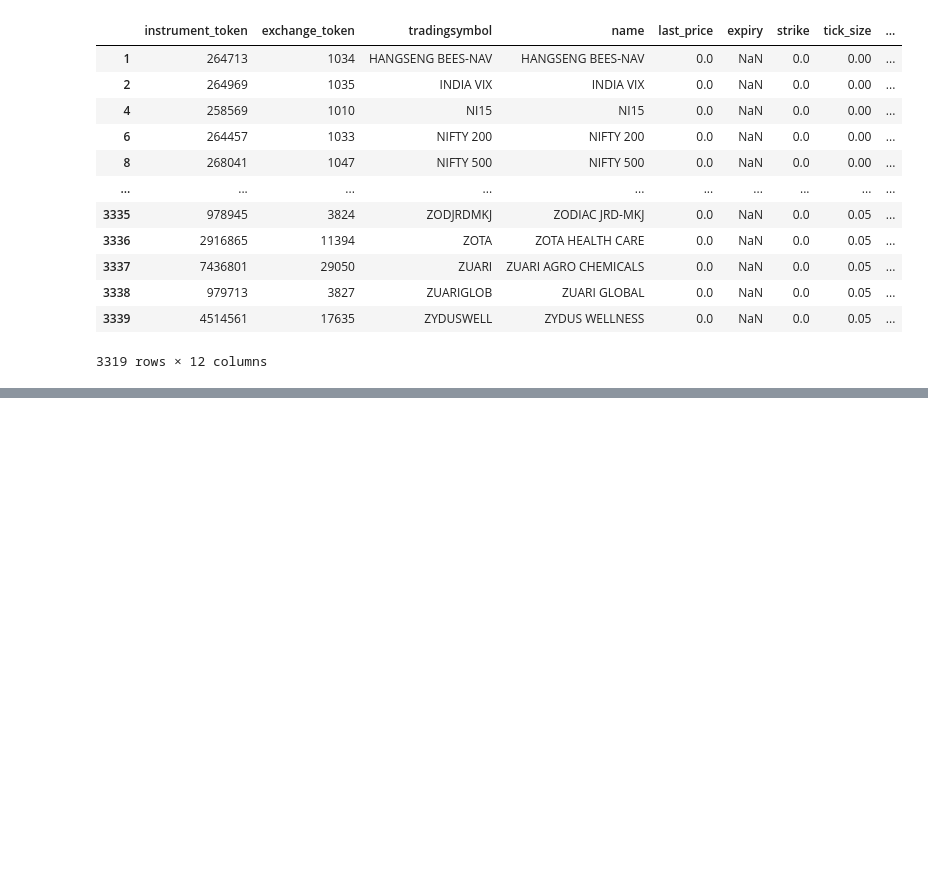
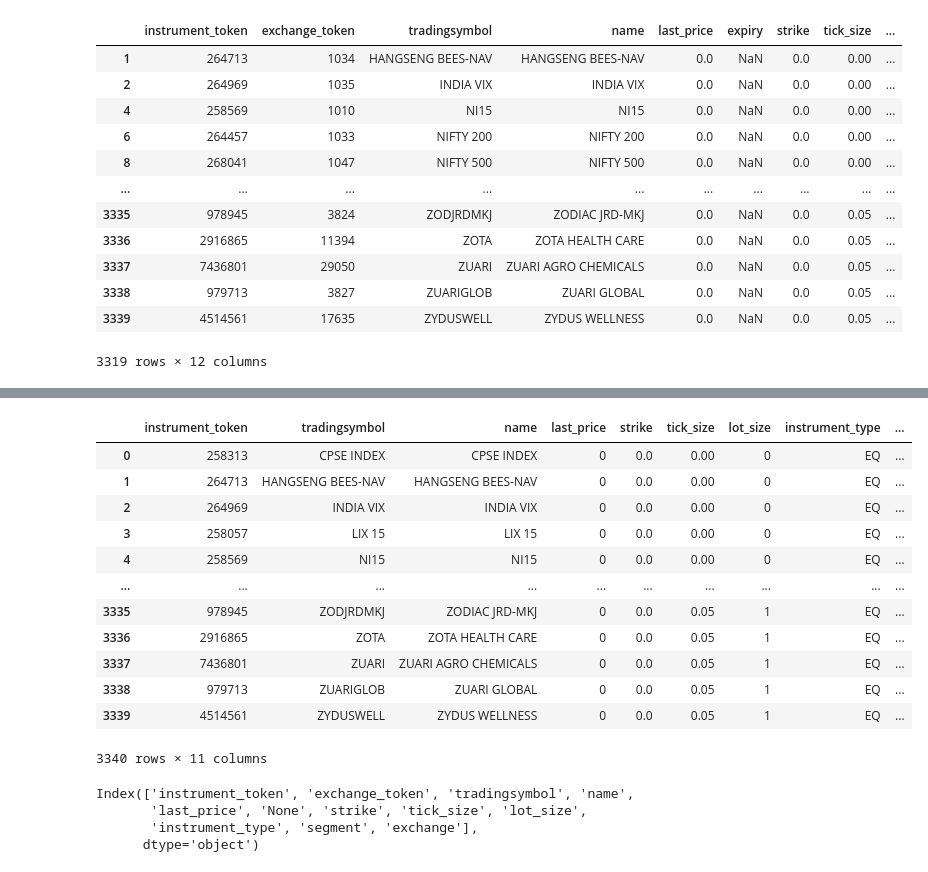
Before and after one commit to haricoolharan/python-basics, a Jupyter notebook: pandas.ipynb, the cells around one changed output, grey strips where cells are left out. Drawn from its saved outputs; the diff is of its cells as text; code cells hidden in the pictures; blank space fills up the shorter version.

```diff
--- a/pandas.ipynb
+++ b/pandas.ipynb
@@ -371,0 +456,27 @@ data.drop_duplicates(subset='exchange_token',keep='last')
+# %%
+data['flag']=(data['lot_size']/data['tick_size'])>0
+data
+# %% [output]
+|  | instrument_token | tradingsymbol | name | last_price | strike | tick_size | lot_size | instrument_type | ... |
+| 0 | 258313 | CPSE INDEX | CPSE INDEX | 0 | 0.0 | 0.00 | 0 | EQ | ... |
+| 1 | 264713 | HANGSENG BEES-NAV | HANGSENG BEES-NAV | 0 | 0.0 | 0.00 | 0 | EQ | ... |
+| 2 | 264969 | INDIA VIX | INDIA VIX | 0 | 0.0 | 0.00 | 0 | EQ | ... |
+| 3 | 258057 | LIX 15 | LIX 15 | 0 | 0.0 | 0.00 | 0 | EQ | ... |
+| 4 | 258569 | NI15 | NI15 | 0 | 0.0 | 0.00 | 0 | EQ | ... |
+| ... | ... | ... | ... | ... | ... | ... | ... | ... | ... |
+| 3335 | 978945 | ZODJRDMKJ | ZODIAC JRD-MKJ | 0 | 0.0 | 0.05 | 1 | EQ | ... |
+| 3336 | 2916865 | ZOTA | ZOTA HEALTH CARE | 0 | 0.0 | 0.05 | 1 | EQ | ... |
+| 3337 | 7436801 | ZUARI | ZUARI AGRO CHEMICALS | 0 | 0.0 | 0.05 | 1 | EQ | ... |
+| 3338 | 979713 | ZUARIGLOB | ZUARI GLOBAL | 0 | 0.0 | 0.05 | 1 | EQ | ... |
+| 3339 | 4514561 | ZYDUSWELL | ZYDUS WELLNESS | 0 | 0.0 | 0.05 | 1 | EQ | ... |
+3340 rows × 11 columns
+# %%
+#columns replace rename
+data=data.rename(columns={"expiry":"None"})
+data.columns
+#data.columns=[List of columns]
+# %% [output]
+Index(['instrument_token', 'exchange_token', 'tradingsymbol', 'name',
+       'last_price', 'None', 'strike', 'tick_size', 'lot_size',
+       'instrument_type', 'segment', 'exchange'],
+      dtype='object')
```
Also changed, not shown: parts of 18 cells of this notebook.
